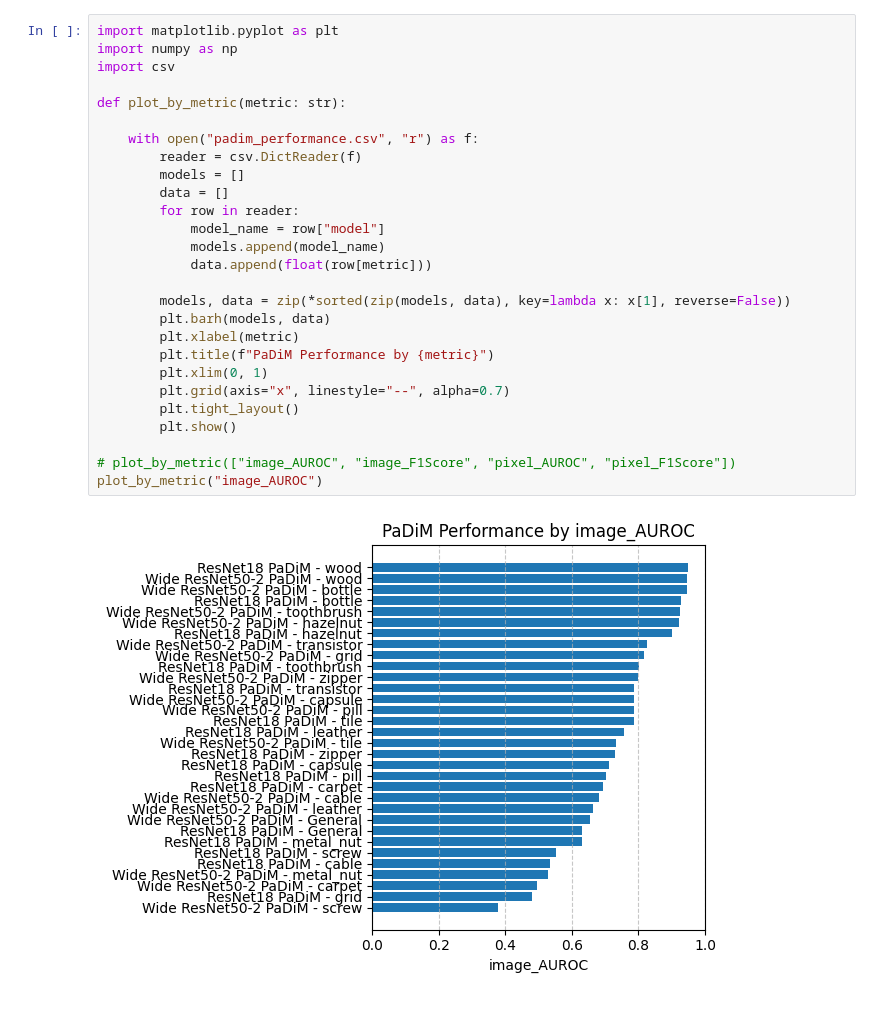
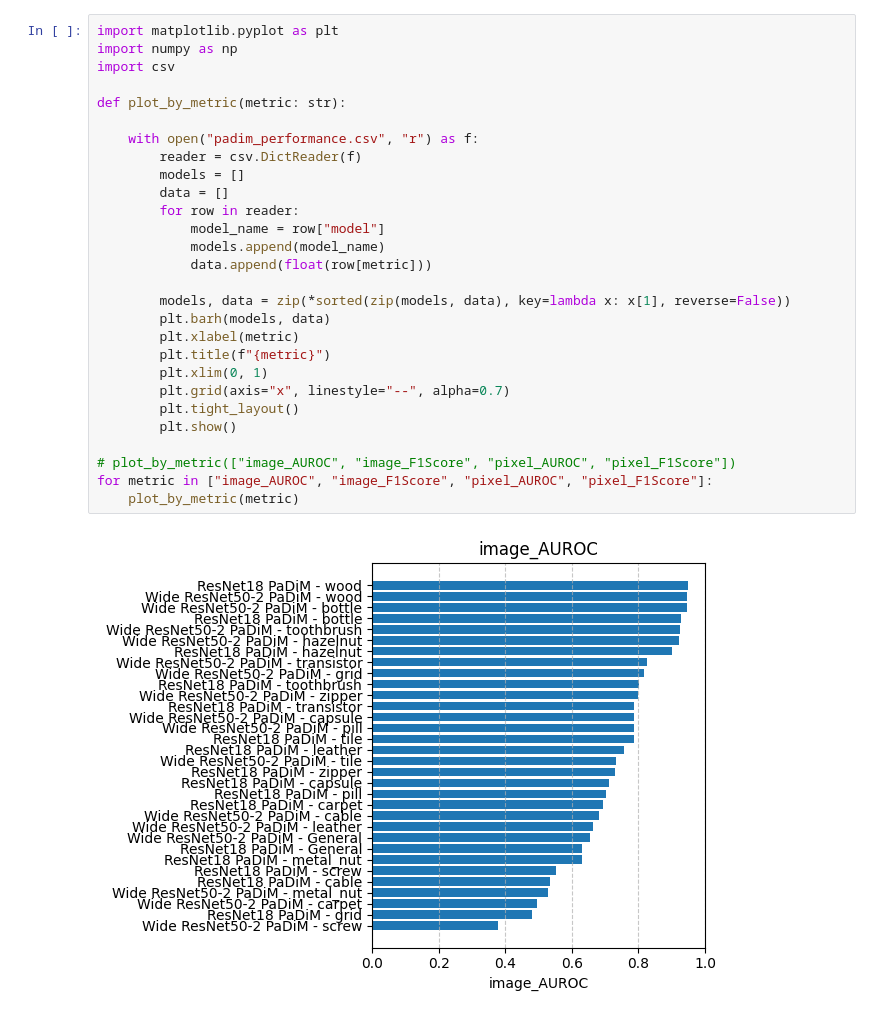
Before and after one commit to algasami/ADer, a Jupyter notebook: src/padim_baseline_plot.ipynb, the cells around one changed output. Saved outputs shown, nothing was run; the diff lists cells and outputs as text.

```diff
--- a/src/padim_baseline_plot.ipynb
+++ b/src/padim_baseline_plot.ipynb
@@ -1,29 +1,30 @@
 # %%
 import matplotlib.pyplot as plt
 import numpy as np
 import csv
 
 def plot_by_metric(metric: str):
 
 	with open("padim_performance.csv", "r") as f:
 		reader = csv.DictReader(f)
 		models = []
 		data = []
 		for row in reader:
 			model_name = row["model"]
 			models.append(model_name)
 			data.append(float(row[metric]))
 
 		models, data = zip(*sorted(zip(models, data), key=lambda x: x[1], reverse=False))
 		plt.barh(models, data)
 		plt.xlabel(metric)
-		plt.title(f"PaDiM Performance by {metric}")
+		plt.title(f"{metric}")
 		plt.xlim(0, 1)
 		plt.grid(axis="x", linestyle="--", alpha=0.7)
 		plt.tight_layout()
 		plt.show()
 
 # plot_by_metric(["image_AUROC", "image_F1Score", "pixel_AUROC", "pixel_F1Score"])
-plot_by_metric("image_AUROC")
+for metric in ["image_AUROC", "image_F1Score", "pixel_AUROC", "pixel_F1Score"]:
+	plot_by_metric(metric)
 # %% [output]
-[figure, old version]
+[figure, new version]
```
Also changed, not shown: parts of 1 cell of this notebook, 2 other files.
